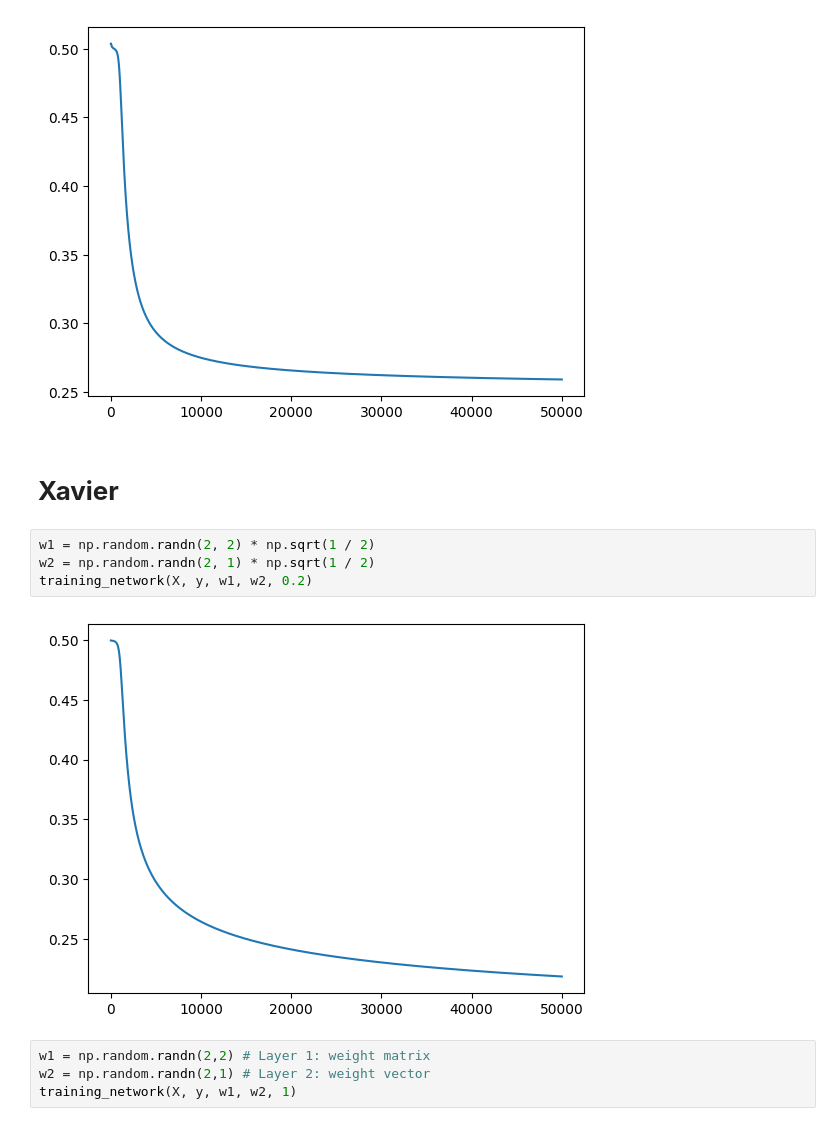
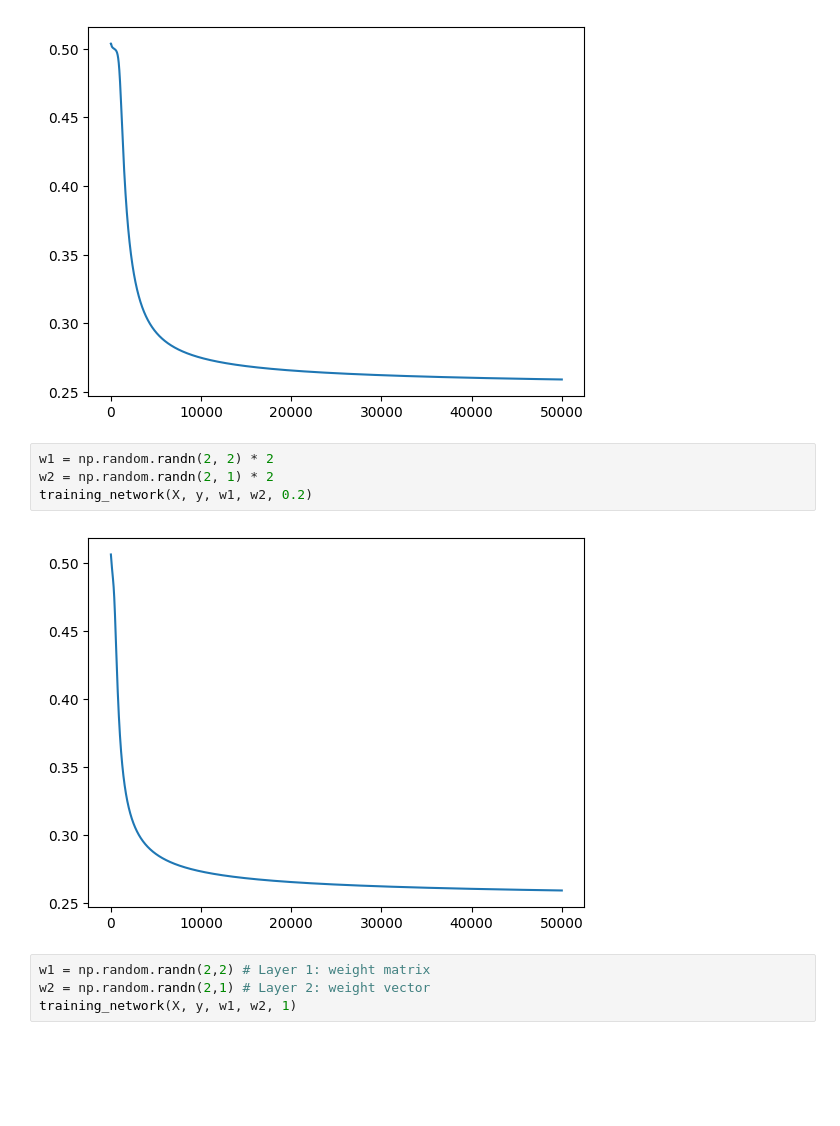
Before and after one commit to Louis-codes/TUM_deep_learning, a Jupyter notebook: 01_math_recap.ipynb, the cells around one changed output. Saved outputs shown, nothing was run; the diff lists cells and outputs as text; blank space fills up the shorter version.

```diff
--- a/01_math_recap.ipynb
+++ b/01_math_recap.ipynb
@@ -85,14 +85,12 @@ w2 = np.random.randn(2,1) # Layer 2: weight vector
 training_network(X, y, w1, w2, 0.2)
 # %% [output]
 [figure]
-# %% [markdown]
-# **Xavier**
 # %%
-w1 = np.random.randn(2, 2) * np.sqrt(1 / 2)
-w2 = np.random.randn(2, 1) * np.sqrt(1 / 2)
+w1 = np.random.randn(2, 2) * 2
+w2 = np.random.randn(2, 1) * 2
 training_network(X, y, w1, w2, 0.2)
 # %% [output]
-[figure, old version]
+[figure, new version]
 # %%
 w1 = np.random.randn(2,2) # Layer 1: weight matrix
 w2 = np.random.randn(2,1) # Layer 2: weight vector
```
